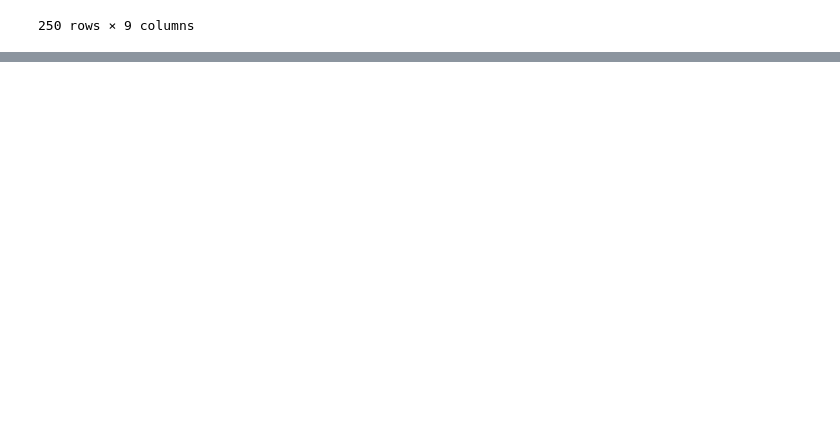
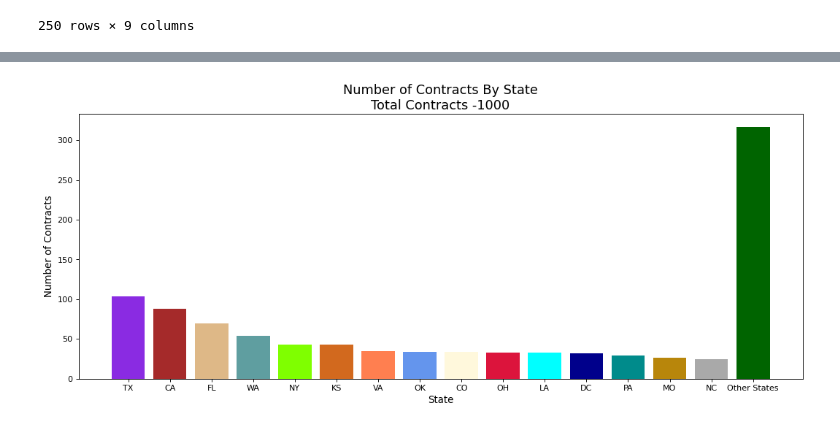
Before and after one commit to omd1005/consulting_analysis_vIsuals, a Jupyter notebook: team project.ipynb, the cells around one changed output, grey strips where cells are left out. Drawn from its saved outputs; the diff is of its cells as text; code cells hidden in the pictures; blank space fills up the shorter version.

```diff
--- a/team project.ipynb
+++ b/team project.ipynb
@@ -33,6 +36,3 @@ customers
 | 248 | 249 | Dynazzy | NaN | NaN | lmothersole6w@nsw.gov.au | 15 Oakridge Court | New York City | NY | 10060 |
 | 249 | 250 | Twitterwire | Technology | Semiconductors | haseef6x@miitbeian.gov.cn | 8190 Rusk Point | Seattle | WA | 98166 |
 250 rows × 9 columns
-# %%
-customers = customers.rename(columns={'id': 'customer_id'})
-customers
@@ -53,4 +38,0 @@ customers
-# %%
-customers.set_index('customer_id', inplace=True)
-contracts.set_index('customer_id', inplace=True)
-contracts
@@ -89,0 +39,3 @@ df_1
+# %%
+combined_data = pd.merge(contracts, customers[['id', 'state', 'city']], left_on = 'customer_id', right_on = 'id', how = 'left')
+combined_data
@@ -89,0 +56,3 @@ df_1
+# %%
+state_contracts = combined_data.groupby('state')['customer_id'].count().nlargest(len(combined_data['state'].unique())).reset_index().rename(columns = {'state':'State', 'customer_id':'Number of Contracts'})
+state_contracts
@@ -89,0 +77,17 @@ df_1
+# %%
+def visualise_all_states(N = 15):
+    top_state_contracts = state_contracts[:N]
+    top_state_contracts = top_state_contracts.append({'State':'Other States', 'Number of Contracts':sum(state_contracts['Number of Contracts'][N:])}, ignore_index = True)
+    bar_cols = [x for x,y in pltc.cnames.items()][10:10+len(top_state_contracts)]
+    plt.figure(figsize=(16, 6), dpi=80)
+    plt.bar(top_state_contracts['State'],top_state_contracts['Number of Contracts'], color = bar_cols)
+    plt.title('Number of Contracts By State\nTotal Contracts -'+str(sum(top_state_contracts['Number of Contracts'])), fontsize=16)
+    plt.xlabel('State', fontsize=12)
+    plt.ylabel('Number of Contracts', fontsize=12)
+    if N > 15:
+        plt.xticks(rotation='vertical')
+    plt.show();
+
+visualise_all_states(N=15)
+# %% [output]
+[figure, added]
```
Also changed, not shown: parts of 6 cells of this notebook.
